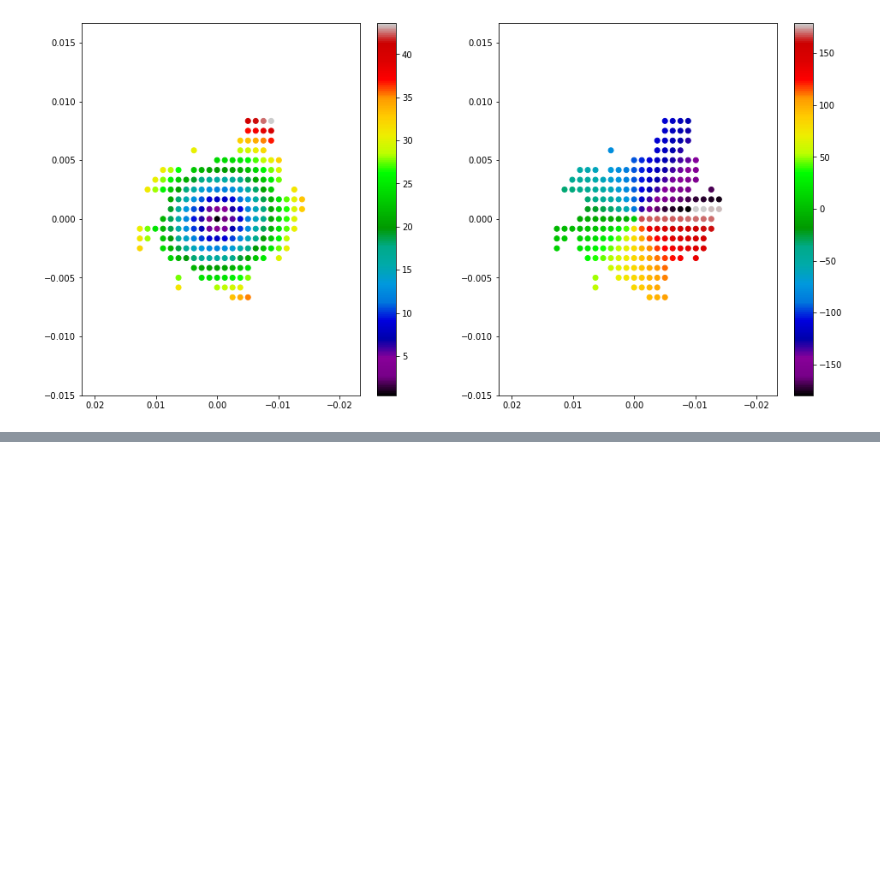
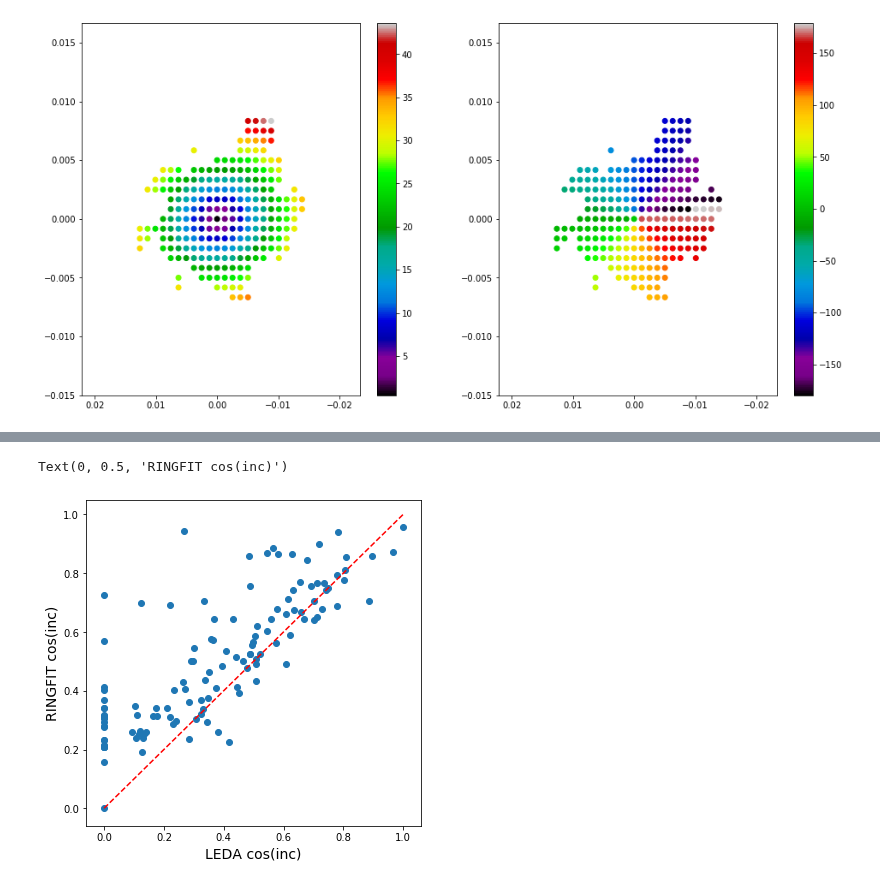
Before and after one commit to tonywong94/edge_pydb, a Jupyter notebook: demo_notebk/Azplot.ipynb, the cells around one changed output, grey strips where cells are left out. Cells and saved outputs as stored; diff of their text form; code cells hidden in the pictures; blank space fills up the shorter version.

```diff
--- a/demo_notebk/Azplot.ipynb
+++ b/demo_notebk/Azplot.ipynb
@@ -142,0 +170,9 @@ plt.colorbar(tplt,ax=ax2)
+# %%
+fig, ax = plt.subplots(figsize=(6,6))
+ax.scatter(np.cos(np.radians(leda['ledaIncl'])),np.cos(np.radians(leda['rfInc'])))
+ax.plot([0,1],[0,1],'r--')
+plt.xlabel('LEDA cos(inc)',fontsize=14)
+plt.ylabel('RINGFIT cos(inc)',fontsize=14)
+# %% [output]
+Text(0, 0.5, 'RINGFIT cos(inc)')
+[figure, added]
```
Also changed, not shown: parts of 5 cells of this notebook, 12 other files.
